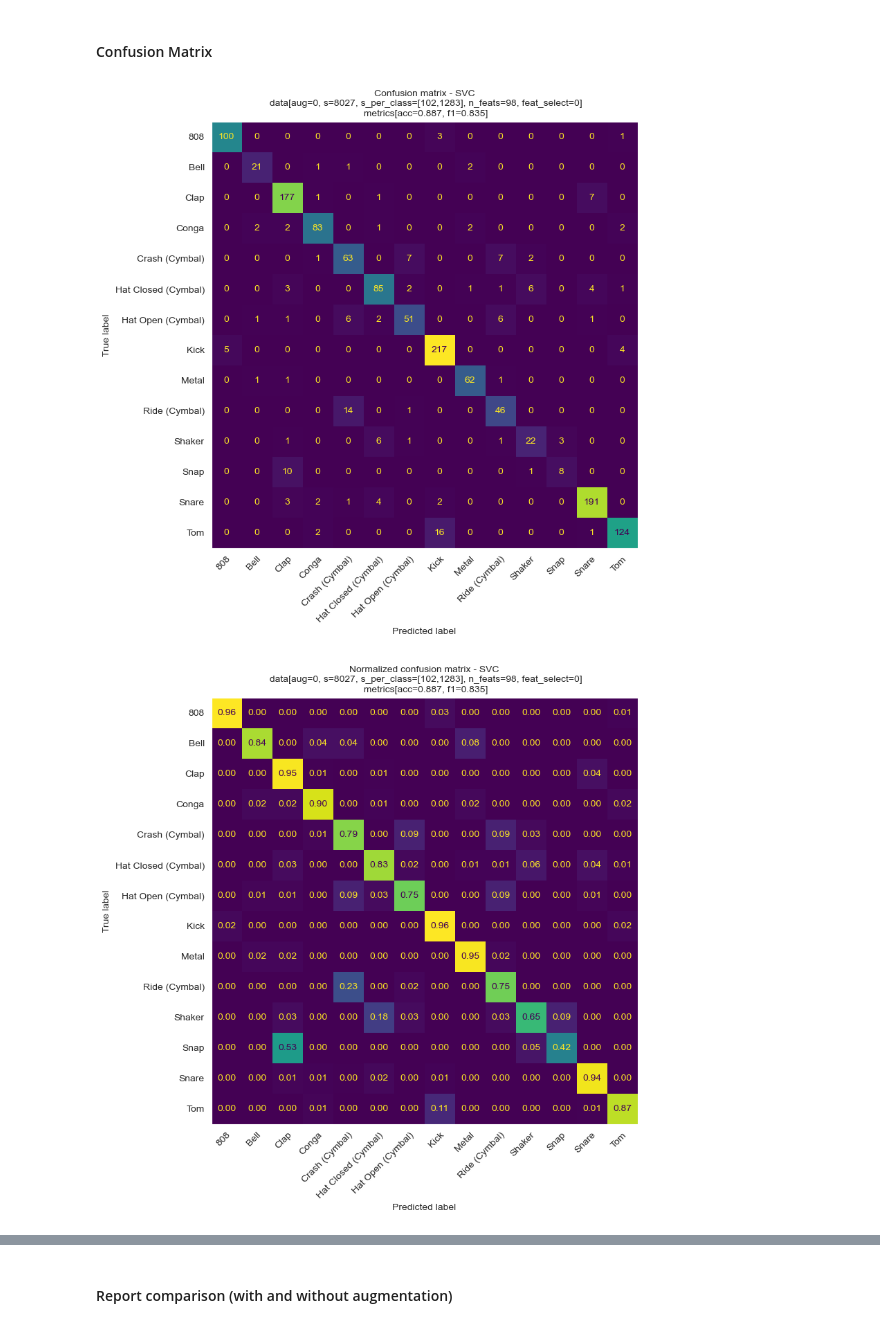
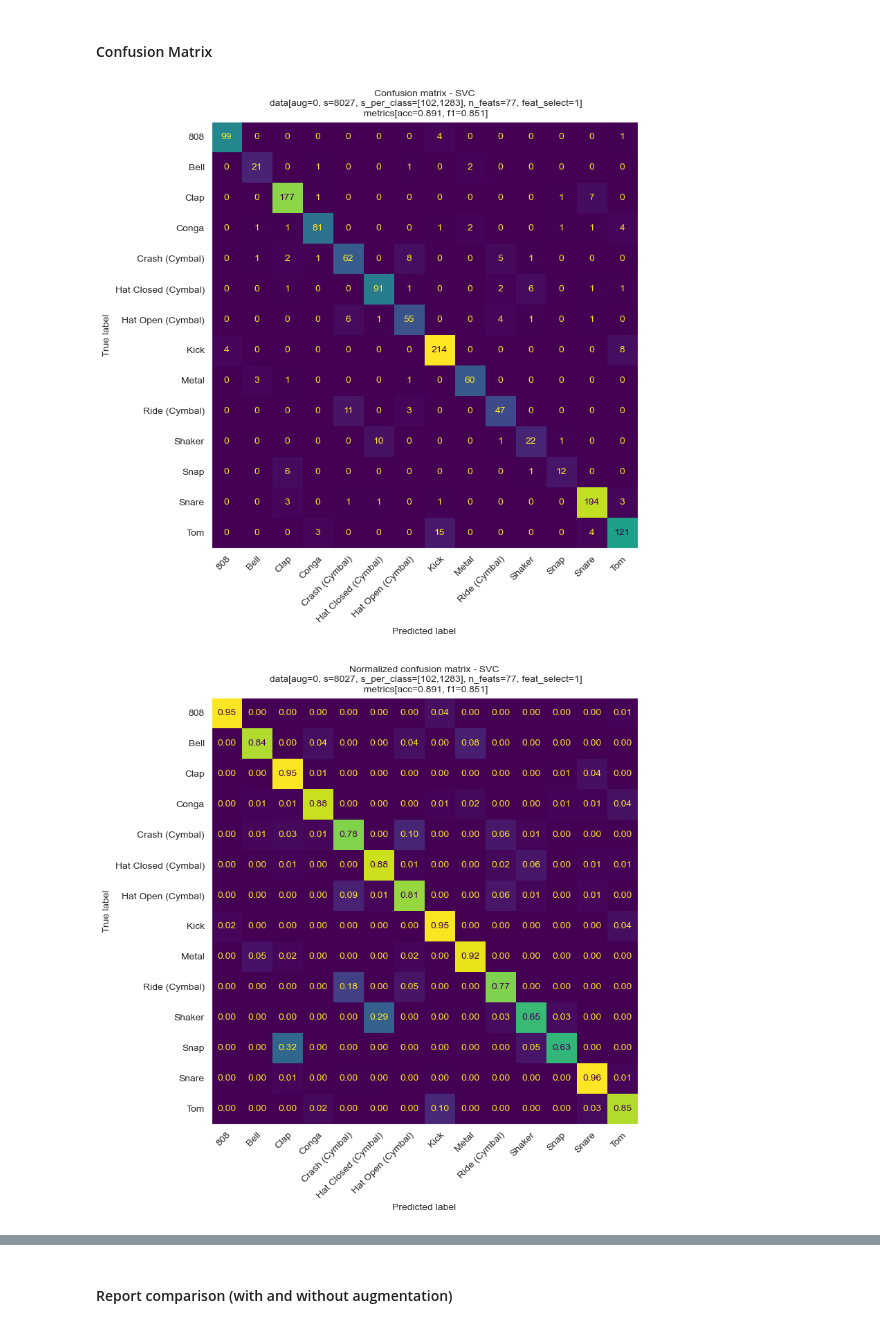
Before and after one commit to Mlamalerie/DrumClassifier, a Jupyter notebook: 2.1 ML models training.ipynb, the cells around one changed output, grey strips where cells are left out. Drawn from its saved outputs; the diff is of its cells as text; code cells hidden in the pictures.

```diff
--- a/2.1 ML models training.ipynb
+++ b/2.1 ML models training.ipynb
@@ -656,14 +705,14 @@ df_train_augmented.describe().T
 Split into input (X) and an output (Y)
 # %%
 y_train_augmented = df_train_augmented["class"]
-X_train_augmented = df_train_augmented.drop(["class", "is_augmented"], axis=1)
+X_train_augmented = df_train_augmented.drop(["class", "is_augmented"], axis=1).loc[:, features_columns]
 print("X_train_augmented", X_train_augmented.shape, "y_train_augmented", y_train_augmented.shape)
 
 y_train_no_augmented = df_train_no_augmented["class"]
-X_train_no_augmented = df_train_no_augmented.drop("class", axis=1)
+X_train_no_augmented = df_train_no_augmented.drop("class", axis=1).loc[:, features_columns]
 print("X_train_no_augmented", X_train_no_augmented.shape, "y_train_no_augmented", y_train_no_augmented.shape)
 
 y_test = df_test["class"]
-X_test = df_test.drop("class", axis=1)
+X_test = df_test.drop("class", axis=1).loc[:, features_columns]
 print("X_test", X_test.shape, "y_test", y_test.shape)
 # %% [output]
@@ -700,9 +752,8 @@ MIN_SAMPLES_PER_CLASS, MAX_SAMPLES_PER_CLASS
 # %% [output]
 (600, 600)
 # %%
-def get_train_params_str(X_train : pd.DataFrame,y_train : pd.DataFrame, augmented: bool = False, features_selected: bool = PARAMS_TRAIN_SELECT_FEATURES):
-
-
+def get_train_params_str(X_train: pd.DataFrame, y_train: pd.DataFrame, augmented: bool = False,
+                         features_selected: int = PARAMS_TRAIN_SELECT_FEATURES):
     max_samples_per_class = y_train.value_counts().max()
     min_samples_per_class = y_train.value_counts().min()
     n_features = X_train.shape[1]
@@ -710,6 +761,7 @@ def get_train_params_str(X_train : pd.DataFrame,y_train : pd.DataFrame, augmente
 
     return f"aug={int(augmented)}, s={n_samples}, s_per_class=[{min_samples_per_class},{max_samples_per_class}], n_feats={n_features}, feat_select={int(features_selected)}"
 
+
 get_train_params_str(X_train_augmented, y_train_augmented, augmented=True)
 TRAIN_PARAMS_STR = get_train_params_str(X_train_no_augmented, y_train_no_augmented, augmented=False)
 TRAIN_AUGMENTED_PARAMS_STR = get_train_params_str(X_train_augmented, y_train_augmented, augmented=True)
@@ -742,10 +794,12 @@ Vous pouvez spécifier le paramètre average pour définir la stratégie de moye
 - Si vous vous intéressez principalement aux performances globales de votre modèle, vous pouvez utiliser "micro". Cela calcule la métrique globale en prenant en compte chaque prévision et chaque vrai label. C'est donc un bon choix si vous voulez une mesure globale de la performance de votre modèle.
 # %%
 def compute_metrics_results(model_name, model_trained, X_train, y_train, X_test, y_test):
+    print(f"Computing metrics for {model_name}...")
     y_pred = model_trained.predict(X_test)
-    report = classification_report(y_test, y_pred, target_names=model_trained.classes_, digits=3)
-
+    report = classification_report(y_test, y_pred, target_names=model_trained.classes_, digits=3, output_dict=True)
+    print("...")
     accuracy_scores = cross_val_score(model_trained, X_train, y_train, cv=10, scoring="accuracy")
+    print("...")
     f1_scores = cross_val_score(model_trained, X_train, y_train, cv=10, scoring=make_scorer(f1_score, average='macro'))
 
     return {
@@ -891,9 +924,9 @@ SVC(C=100, gamma=0.1)
 # %% [markdown]
 ### ✅ Evaluation
 # %%
-scores, y_pred_svc_no_augmented, report_svc_no_augmented = compute_metrics_results(f"SCV data[{TRAIN_PARAMS_STR}]", best_svc_no_augmented,
-                                                                               X_train_no_augmented,
-                                                                               y_train_no_augmented, X_test, y_test)
+scores, y_pred_svc_no_augmented, report_svc_no_augmented = compute_metrics_results(f"SCV data[{TRAIN_PARAMS_STR}]",
+                                                                                   best_svc_no_augmented,
+                                                                                   X_train_no_augmented,
+                                                                                   y_train_no_augmented, X_test, y_test)
 models_metrics_results.append(scores)
-print(report_svc_no_augmented)
 # %% [output]
@@ -947,44 +1012,46 @@ Hat Closed (Cymbal)      0.848     0.864     0.856       103
 # %% [markdown]
 #### Confusion Matrix
 # %%
-def plot_confusion_matrix_(y_test, y_pred, display_labels, normalize=False, title=None,save=True,train_params_str=None):
-
+def plot_confusion_matrix_(y_test, y_pred, display_labels, normalize=False, title=None, save=True,
+                           train_params_str=None):
     cm = confusion_matrix(y_test, y_pred, normalize='true' if normalize else None)
     cmp = ConfusionMatrixDisplay(cm, display_labels=display_labels)
     s = 8
     fig, ax = plt.subplots(figsize=(s, s))
     cmp.plot(ax=ax, colorbar=False,
              values_format=".2f" if normalize else None)  #, xticks_rotation='vertical', cmap=plt.cm.Blues
 
     title__ = "Normalized confusion matrix" if normalize else "Confusion matrix"
     if title:
         title__ += f" - {title}"
 
     if train_params_str:
         title__ += f"\n data[{train_params_str}]"
 
     title__ += f"\n metrics[acc={accuracy_score(y_test, y_pred):.3f}, f1={f1_score(y_test, y_pred, average='macro'):.3f}]"
 
     cmp.ax_.set_title(title__, fontsize=10)
     plt.grid(False)
     plt.setp(ax.get_xticklabels(), rotation=45, ha="right", rotation_mode="anchor")
     plt.show()
 
     # save figure
     if save:
         now_str = datetime.now().strftime("%Y%m%d")
         title__ = title__.replace("\n", " ")
-        fig.savefig(f"plots/{now_str} {title__}.png", bbox_inches='tight')
+        fig.savefig(f"{PROJECT_PATH}/plots/{now_str} {title__}.png", bbox_inches='tight')
+
 
 # plot no normalized confusion matrix and normalized confusion matrix
-def plot_confusion_matrix(y_test, y_pred, display_labels,normalize=None, title=None,save=True,train_params_str=None):
+def plot_confusion_matrix(y_test, y_pred, display_labels, normalize=None, title=None, save=True, train_params_str=None):
     for normalize in [False, True]:
-        plot_confusion_matrix_(y_test, y_pred, display_labels, normalize=normalize, title=title,save=save,train_params_str=train_params_str)
+        plot_confusion_matrix_(y_test, y_pred, display_labels, normalize=normalize, title=title, save=save,
+                               train_params_str=train_params_str)
 
 
-
-plot_confusion_matrix(y_test, y_pred_svc_no_augmented, display_labels=best_svc_no_augmented.classes_, normalize=False, title=f"SVC", save=True, train_params_str=TRAIN_PARAMS_STR)
+plot_confusion_matrix(y_test, y_pred_svc_no_augmented, display_labels=best_svc_no_augmented.classes_, normalize=False,
+                      title=f"SVC", save=True, train_params_str=TRAIN_PARAMS_STR)
 # %% [output]
 [figure]
-[figure, old version]
+[figure, new version]
 # %%
```
Also changed, not shown: parts of 68 cells of this notebook, 3 other files.
